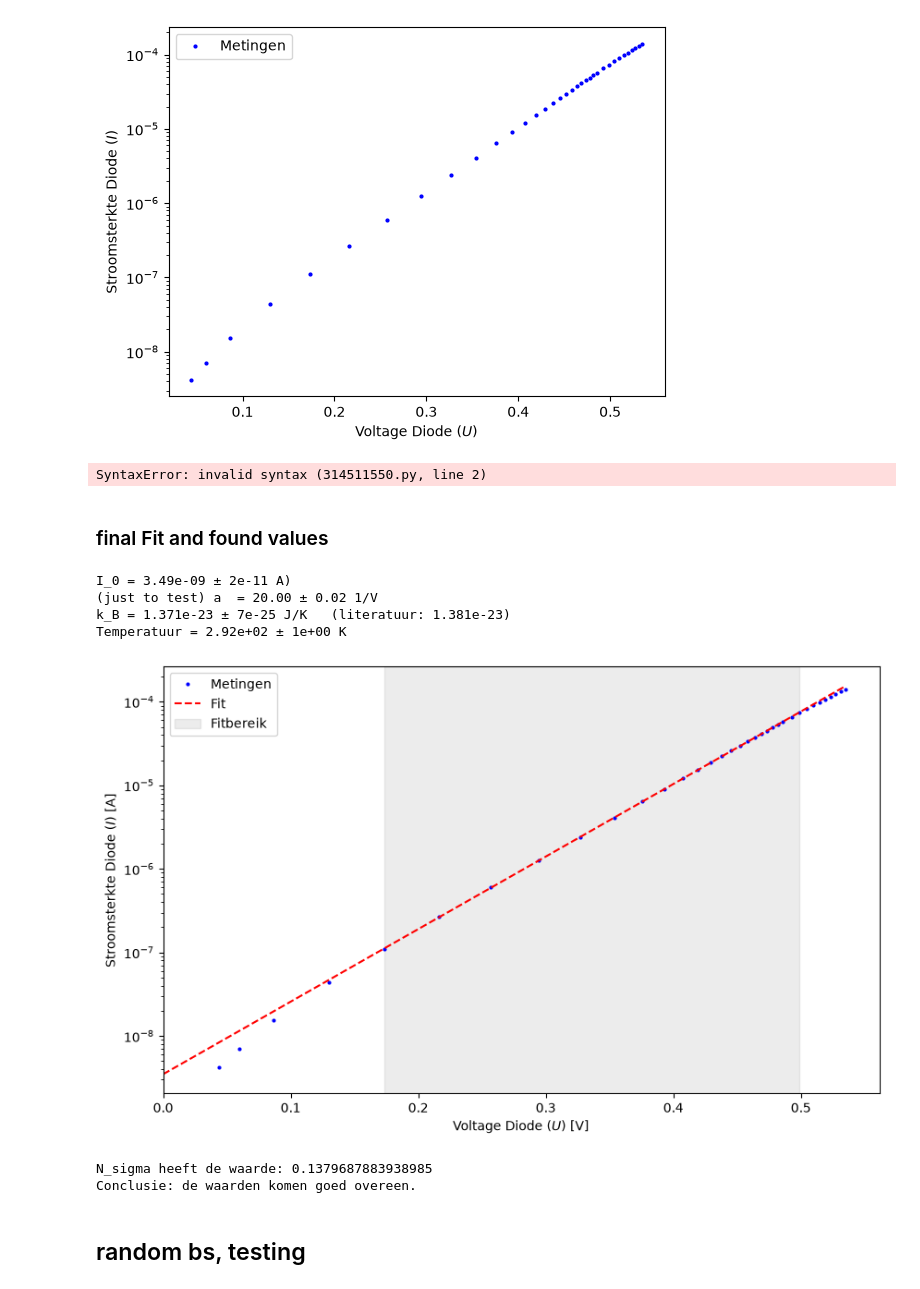
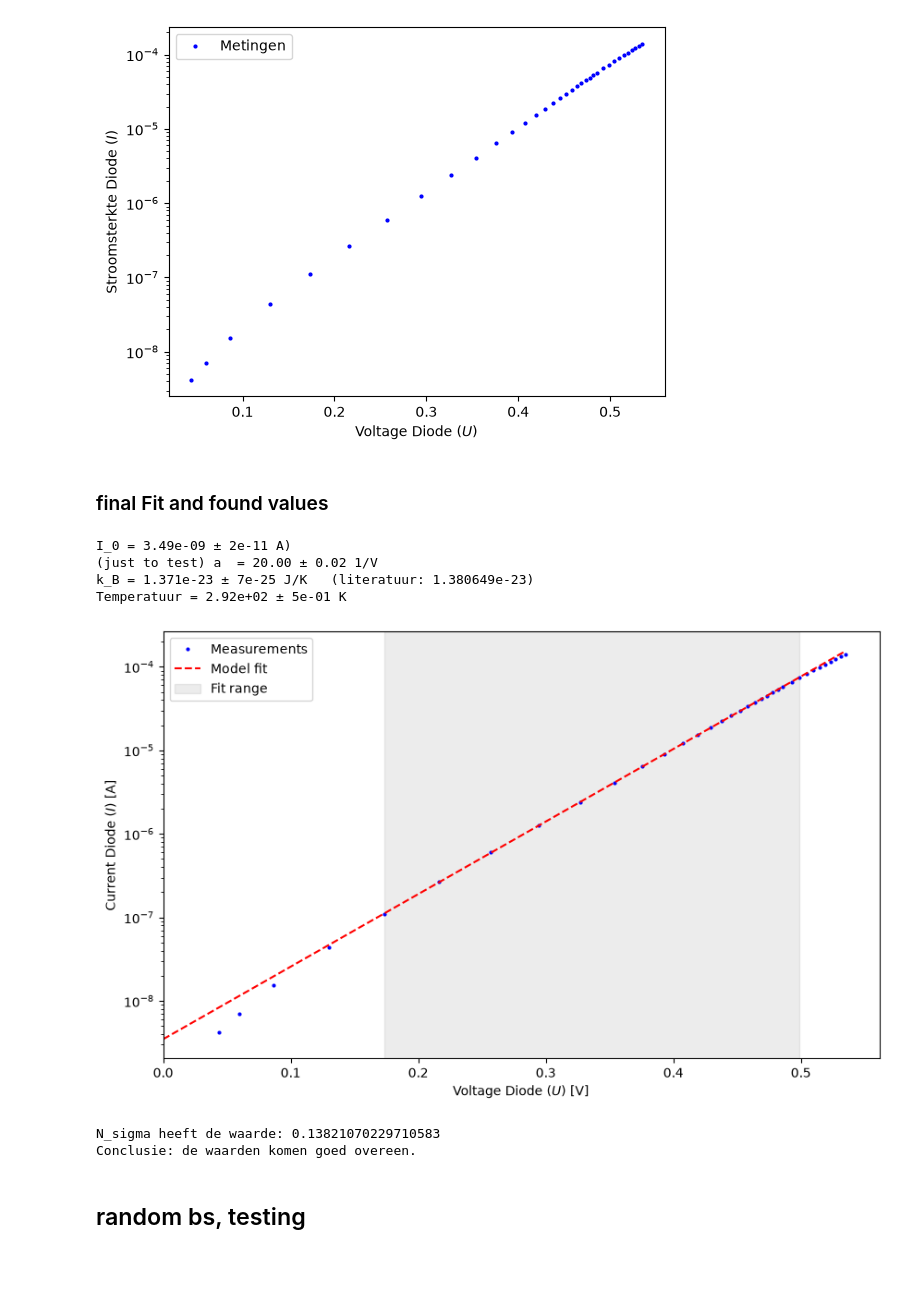
Before and after one commit to JoAnananas/ip2-boltzman, a Jupyter notebook: simulations/EDIT_BM_labjournaal_J_A.ipynb, the cells around one changed output. Drawn from its saved outputs; the diff is of its cells as text; code cells hidden in the pictures.

```diff
--- a/simulations/EDIT_BM_labjournaal_J_A.ipynb
+++ b/simulations/EDIT_BM_labjournaal_J_A.ipynb
@@ -88,37 +96,12 @@ plt.xlabel('Voltage Diode $(U)$')
 # %% [output]
 Text(0.5, 0, 'Voltage Diode $(U)$')
 [figure]
-# %%
-#thoughts and shit dw abt this
-I_0=?
-
-def funcfit(U_diode,a):
-    return I_0*(np.exp(a*diode)-1)
-val,cov=curve_fit(funcfit,U_diode,I_diode,p0=())
-plt.figure()
-plt.plot(U_diode,funcfit(U_diode,*val),label='fit function')
-plt.legend()
-plt.ylabel('Stroomsterkte Diode $(I)$')
-plt.xlabel('Voltage Diode $(U)$')
-temp_val=val
-temp_val_unc=np.sqrt(np.diag(cov))
-
-q=-1.602176634e-19
-n=2
-n_unc=0.1
-T= 20+273.15 #temp in kelvin
-T_unc=1 #arbitrair
-
-k_B=-q/(n*T*b)
-k_B_unc=k_B*np.sqrt((n_unc/n)**2+(T_unc/T)**2+(temp_val/temp_val_unc)**2)
-# %% [output]
-SyntaxError: invalid syntax (314511550.py, line 2)
 # %% [markdown]
 ### final Fit and found values
 # %%
 q  = 1.602176634e-19     # C, sign is anders dan voorbereiding, schilt een min factor in de berekening
 T  = 19+273.15               # K, kamertemp, assumed
-T_unc = 1.0              # K, onzekerheid in T, assumed
+T_unc = 0.5              # K, onzekerheid in T, assumed
 n  = 2.0                 # aangenomen idealiteitsfactor silicum uit voorbereiding
 n_unc = 0.1
 
@@ -149,7 +132,7 @@ k_B_unc = k_B*np.sqrt((a_unc/a)**2 + (n_unc/n)**2 + (T_unc/T)**2)
 
 print(f"I_0 = {I_0:.2e} ± {I_0_unc:.0e} A)")
 print(f"(just to test) a  = {a:.2f} ± {a_unc:.2f} 1/V")
-print(f"k_B = {k_B:.3e} ± {k_B_unc:.0e} J/K   (literatuur: 1.381e-23)")
+print(f"k_B = {k_B:.3e} ± {k_B_unc:.0e} J/K   (literatuur: 1.380649e-23)")
 print(f"Temperatuur = {T:.2e} ± {T_unc:.0e} K")
 
 # quickie test voor strijdigheid
@@ -158,47 +141,47 @@ print(f"Temperatuur = {T:.2e} ± {T_unc:.0e} K")
 # Plot
 plt.figure(figsize=(10,6))
 
-plt.plot(U_diode, I_diode, 'b.', markersize=4, label='Metingen')
+plt.plot(U_diode, I_diode, 'b.', markersize=4, label='Measurements')
 #linspace for smooth line
 Ufit = np.linspace(0,max(U_diode), 200)
-plt.plot(Ufit, I_0*(np.exp(a*Ufit)), 'r--', label='Fit')
+plt.plot(Ufit, I_0*(np.exp(a*Ufit)), 'r--', label='Model fit')
 
 #plotting I_0, only for debug
     #plt.plot(0,I_0,'k.',markersize=10,label='$I_0$')
     #plt.axhline(I_0,linewidth=1,label='$I_0$')
 
 #layout and info of figure
 plt.yscale('log')
-plt.axvspan(min(U_diode_mask), max(U_diode_mask), color='gray', alpha=0.15, label='Fitbereik')
+plt.axvspan(min(U_diode_mask), max(U_diode_mask), color='gray', alpha=0.15, label='Fit range')
 plt.xlabel('Voltage Diode $(U)$ [V]')
-plt.ylabel('Stroomsterkte Diode $(I)$ [A]')
+plt.ylabel('Current Diode $(I)$ [A]')
 plt.xlim(0,max(U_diode)*1.05)
 plt.legend()
 #savefig
 plt.savefig('Boltzman_constante_plot_fit.png',dpi=330)
 #plt.grid(True)
 plt.show()
 
 #strijdigheids analyse
 delta_k_B=1.380649e-23-k_B
 #boltzman referentie is gedefinieerd dus geen uncertainty combined
 N_sigma=delta_k_B/k_B_unc
 print('N_sigma heeft de waarde:', N_sigma)
 if N_sigma < 1:
     print("Conclusie: de waarden komen goed overeen.")
 
 elif N_sigma < 2:
     print("Conclusie: de waarden komen redelijk overeen.")
 
 else:
     print("Conclusie: het gemeten resultaat wijkt af van de vastgestelde waarde.")
 # %% [output]
 I_0 = 3.49e-09 ± 2e-11 A)
 (just to test) a  = 20.00 ± 0.02 1/V
-k_B = 1.371e-23 ± 7e-25 J/K   (literatuur: 1.381e-23)
-Temperatuur = 2.92e+02 ± 1e+00 K
+k_B = 1.371e-23 ± 7e-25 J/K   (literatuur: 1.380649e-23)
+Temperatuur = 2.92e+02 ± 5e-01 K
-[figure, old version]
+[figure, new version]
-N_sigma heeft de waarde: 0.1379687883938985
+N_sigma heeft de waarde: 0.13821070229710583
 Conclusie: de waarden komen goed overeen.
 # %% [markdown]
 ## random bs, testing
```
Also changed, not shown: parts of 11 cells of this notebook, 5 other files.
